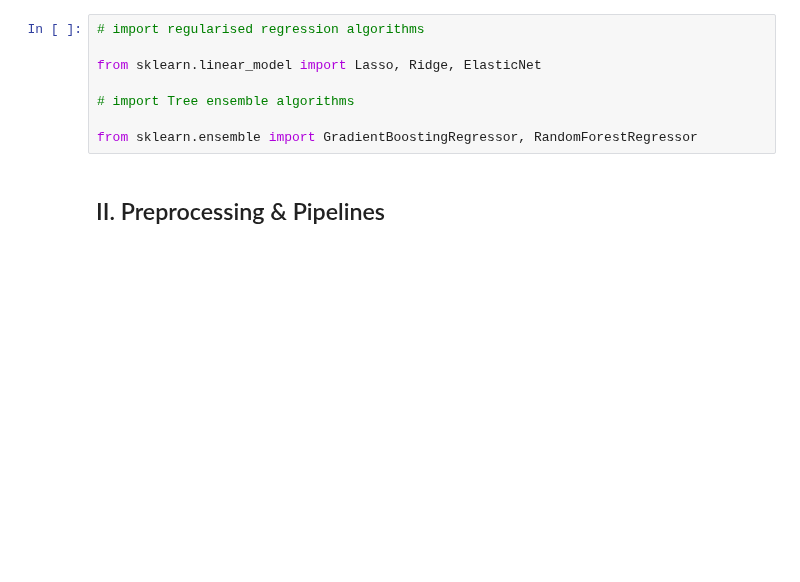
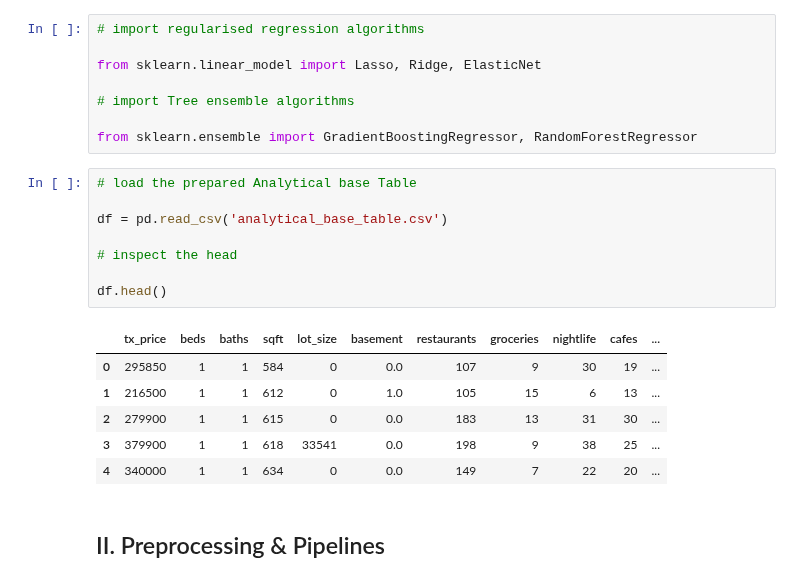
Before and after one commit to tundeiness/Real-Estate-Tycoon, a Jupyter notebook: 5 - Workbook - Model Training.ipynb, the cells around one changed output. Saved outputs shown, nothing was run; the diff lists cells and outputs as text; blank space fills up the shorter version.

Commit message:
import prepared analytical base table and inspect head

```diff
--- a/5 - Workbook - Model Training.ipynb
+++ b/5 - Workbook - Model Training.ipynb
@@ -34,6 +34,21 @@ from sklearn.linear_model import Lasso, Ridge, ElasticNet
 # import Tree ensemble algorithms
 
 from sklearn.ensemble import GradientBoostingRegressor, RandomForestRegressor
+# %%
+# load the prepared Analytical base Table
+
+df = pd.read_csv('analytical_base_table.csv')
+
+# inspect the head
+
+df.head()
+# %% [output]
+|  | tx_price | beds | baths | sqft | lot_size | basement | restaurants | groceries | nightlife | cafes | ... |
+| 0 | 295850 | 1 | 1 | 584 | 0 | 0.0 | 107 | 9 | 30 | 19 | ... |
+| 1 | 216500 | 1 | 1 | 612 | 0 | 1.0 | 105 | 15 | 6 | 13 | ... |
+| 2 | 279900 | 1 | 1 | 615 | 0 | 0.0 | 183 | 13 | 31 | 30 | ... |
+| 3 | 379900 | 1 | 1 | 618 | 33541 | 0.0 | 198 | 9 | 38 | 25 | ... |
+| 4 | 340000 | 1 | 1 | 634 | 0 | 0.0 | 149 | 7 | 22 | 20 | ... |
 # %% [markdown]
 ## II. Preprocessing & Pipelines
 # %% [markdown]
```
